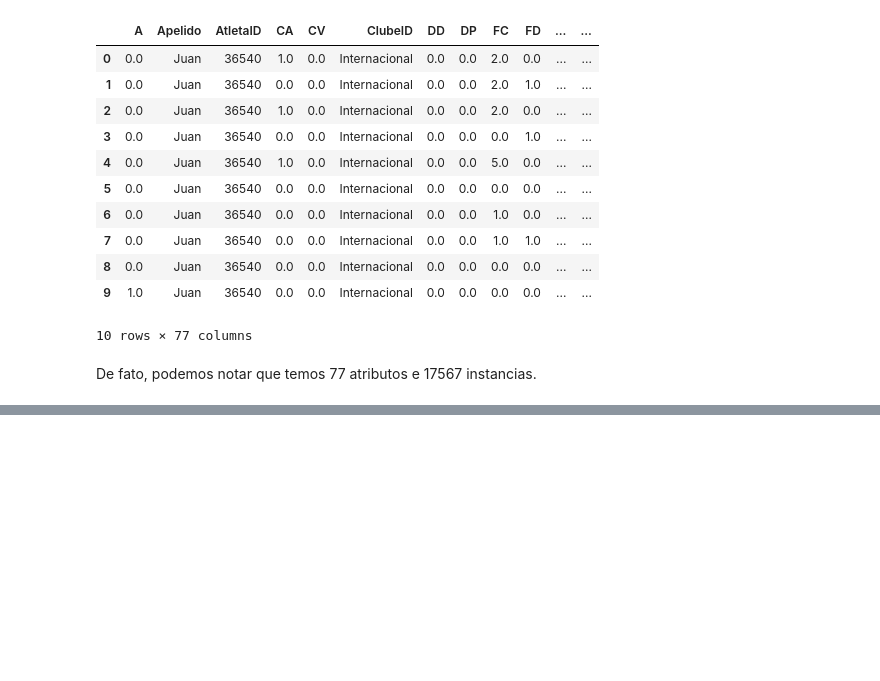
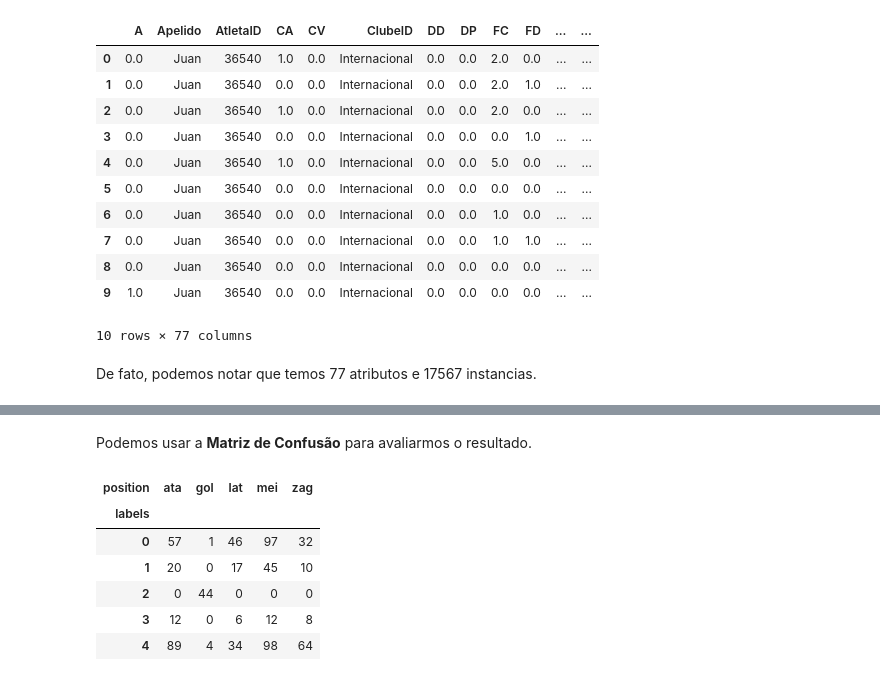
Before and after one commit to Fernandohf/caRtola, a Jupyter notebook: Clustering.ipynb, the cells around one changed output, grey strips where cells are left out. Saved outputs shown, nothing was run; the diff lists cells and outputs as text; code cells hidden in the pictures; blank space fills up the shorter version.

```diff
--- a/Clustering.ipynb
+++ b/Clustering.ipynb
@@ -86,0 +126,17 @@ Assim, ficamos com um total de **696 atletas** e o total de **18 estatísticas**
+# %% [markdown]
+Podemos usar a **Matriz de Confusão** para avaliarmos o resultado.
+# %%
+
+# Creates a Dataframe for the possible positions
+pos_df = pd.DataFrame({'labels':labels, 'position':data_positions})
+
+ct = pd.crosstab(pos_df['labels'], pos_df['position'])
+ct
+# %% [output]
+| position | ata | gol | lat | mei | zag |
+| labels |  |  |  |  |  |
+| 0 | 57 | 1 | 46 | 97 | 32 |
+| 1 | 20 | 0 | 17 | 45 | 10 |
+| 2 | 0 | 44 | 0 | 0 | 0 |
+| 3 | 12 | 0 | 6 | 12 | 8 |
+| 4 | 89 | 4 | 34 | 98 | 64 |
```
Also changed, not shown: parts of 14 cells of this notebook, 22 other files.
